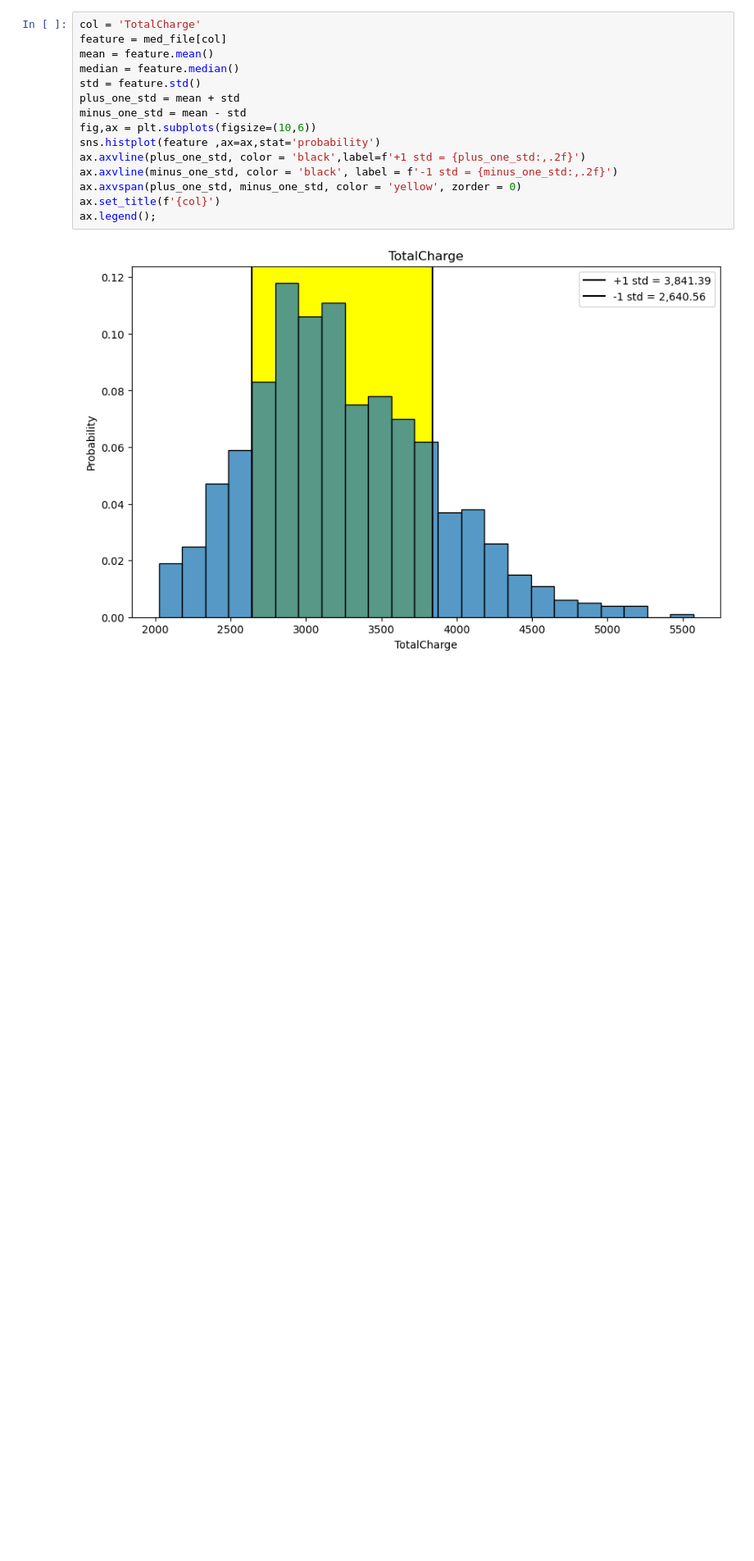
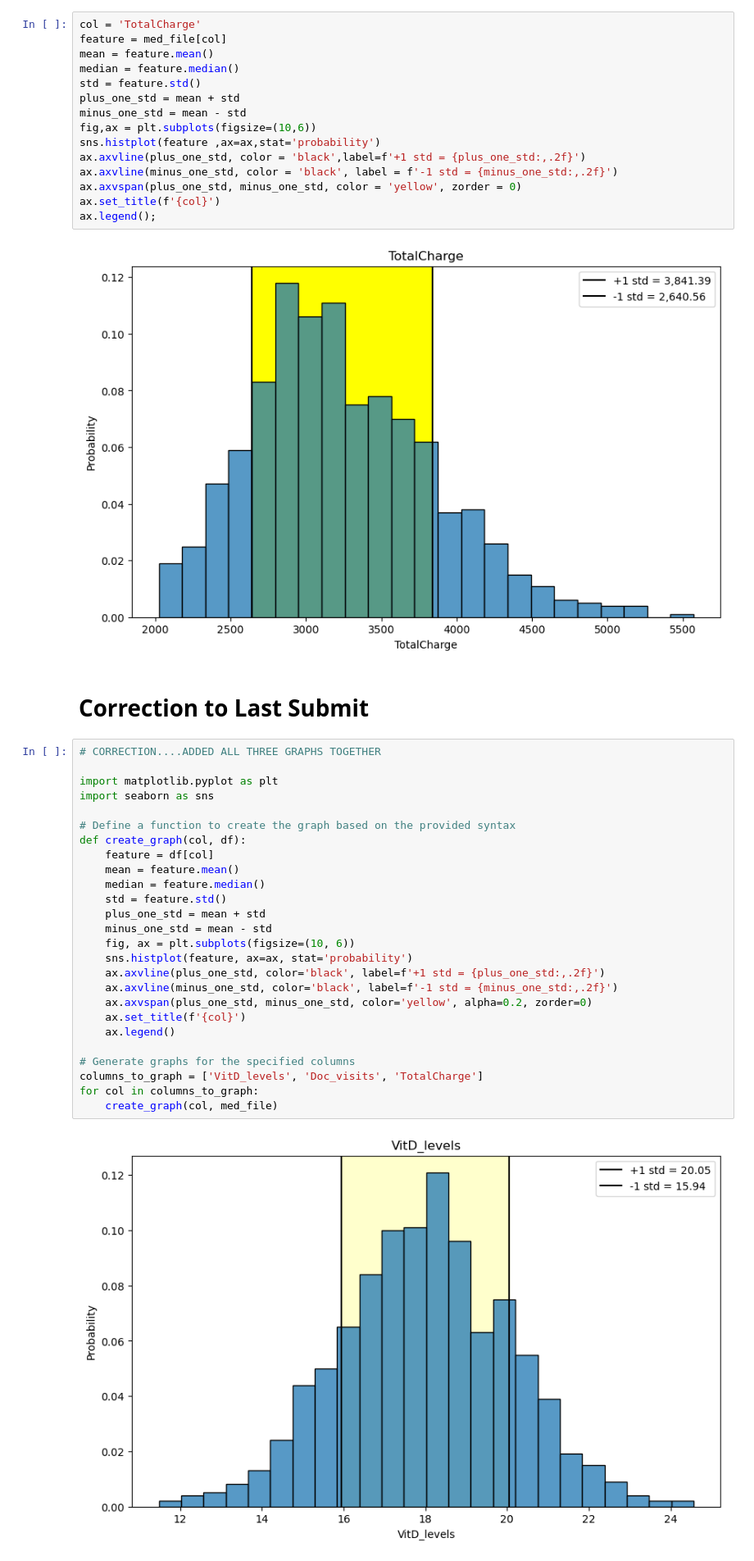
Before and after one commit to coryncates/Distributions, a Jupyter notebook: Desc_Distibutions.ipynb, the cells around one changed output. Shown at 82% size. Cells and saved outputs as stored; diff of their text form; blank space fills up the shorter version.

```diff
--- a/Desc_Distibutions.ipynb
+++ b/Desc_Distibutions.ipynb
@@ -140,3 +141,33 @@ ax.set_title(f'{col}')
 ax.legend();
 # %% [output]
 [figure]
+# %% [markdown]
+# Correction to Last Submit
+# %%
+# CORRECTION....ADDED ALL THREE GRAPHS TOGETHER
+
+import matplotlib.pyplot as plt
+import seaborn as sns
+
+# Define a function to create the graph based on the provided syntax
+def create_graph(col, df):
+    feature = df[col]
+    mean = feature.mean()
+    median = feature.median()
+    std = feature.std()
+    plus_one_std = mean + std
+    minus_one_std = mean - std
+    fig, ax = plt.subplots(figsize=(10, 6))
+    sns.histplot(feature, ax=ax, stat='probability')
+    ax.axvline(plus_one_std, color='black', label=f'+1 std = {plus_one_std:,.2f}')
+    ax.axvline(minus_one_std, color='black', label=f'-1 std = {minus_one_std:,.2f}')
+    ax.axvspan(plus_one_std, minus_one_std, color='yellow', alpha=0.2, zorder=0)
+    ax.set_title(f'{col}')
+    ax.legend()
+
+# Generate graphs for the specified columns
+columns_to_graph = ['VitD_levels', 'Doc_visits', 'TotalCharge']
+for col in columns_to_graph:
+    create_graph(col, med_file)
+# %% [output]
+[figure, added]
```
Also changed, not shown: parts of 3 cells of this notebook.
